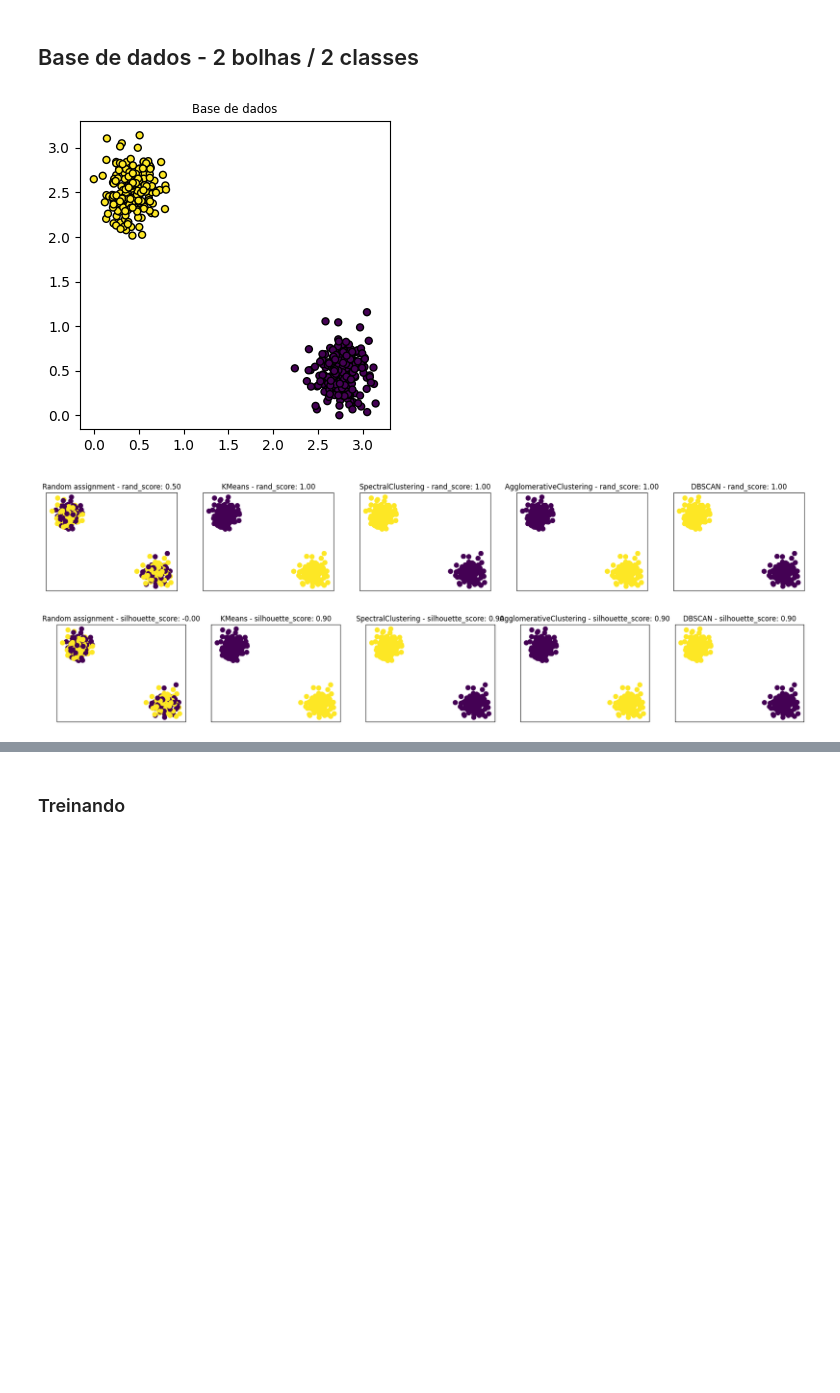
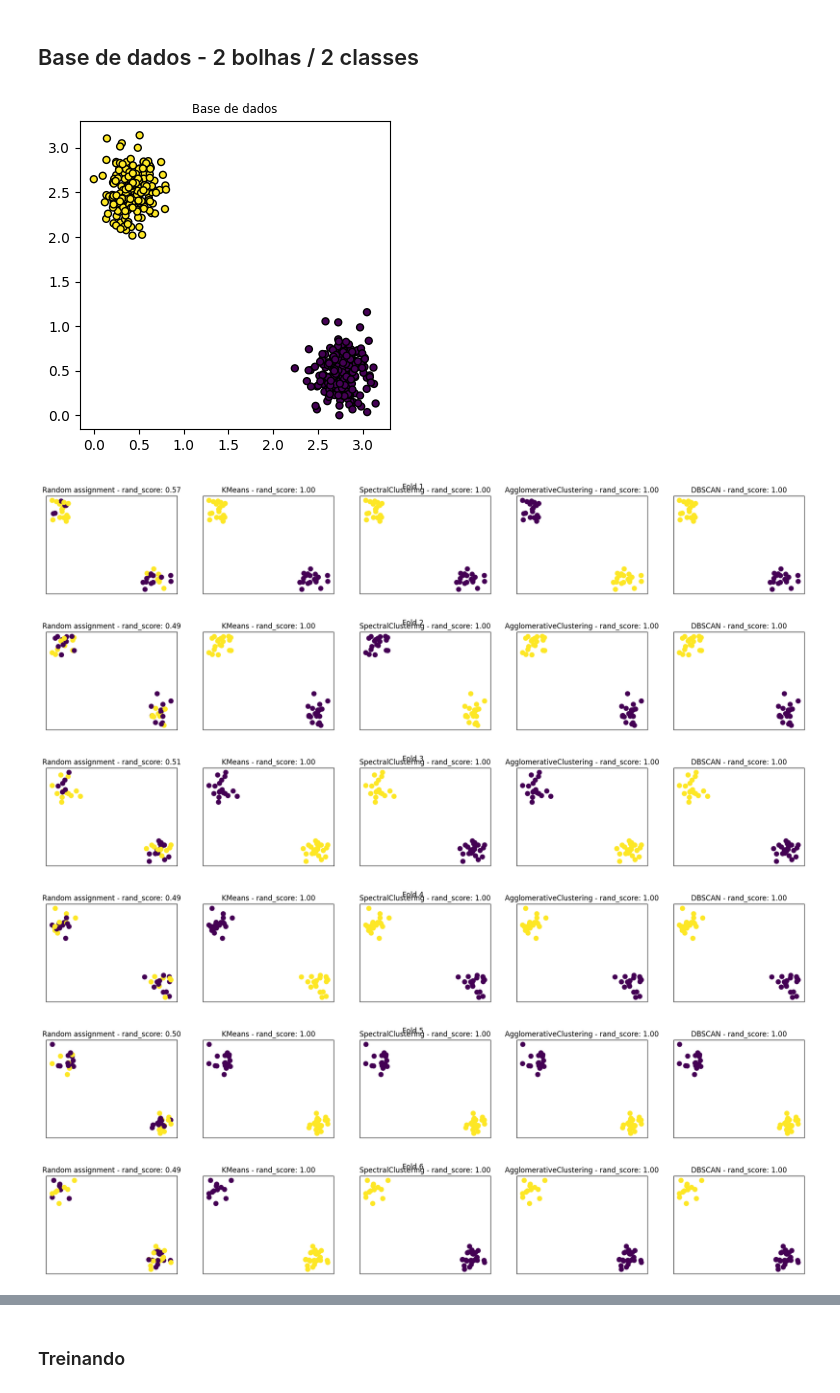
Before and after one commit to LuffBell/cvc-IN1039, a Jupyter notebook: clustering_variational_classifier_2_features_SCRIPT_FINAL.ipynb, the cells around one changed output, grey strips where cells are left out. Cells and saved outputs as stored; diff of their text form; code cells hidden in the pictures; blank space fills up the shorter version.

```diff
--- a/clustering_variational_classifier_2_features_SCRIPT_FINAL.ipynb
+++ b/clustering_variational_classifier_2_features_SCRIPT_FINAL.ipynb
@@ -374,11 +542,15 @@ def train(qnode,X,y,num_qubits,num_params_w_lines, num_params_w_columns,metric,m
 # %%
 X, y = make_blobs(n_samples=400, centers=2, random_state=29)
 
 X,y = normalize_data_transformY(X,y, range_init=0, range_end=np.pi)
 
-cluster_classical(X,y,cluster_metric=rand_score, unsupervised=False)
-cluster_classical(X,y,cluster_metric=silhouette_score, unsupervised=True)
+cluster_classical_kfold(X,y,cluster_metric=rand_score, unsupervised=False)
+cluster_classical_kfold(X,y,cluster_metric=silhouette_score, unsupervised=True)
 # %% [output]
 [figure]
-[figure, old version]
+[figure, new version]
-[figure, old version]
+[figure, new version]
+[figure, added]
+[figure, added]
+[figure, added]
+[figure, added]
```
Also changed, not shown: parts of 32 cells of this notebook, 1 other file.
